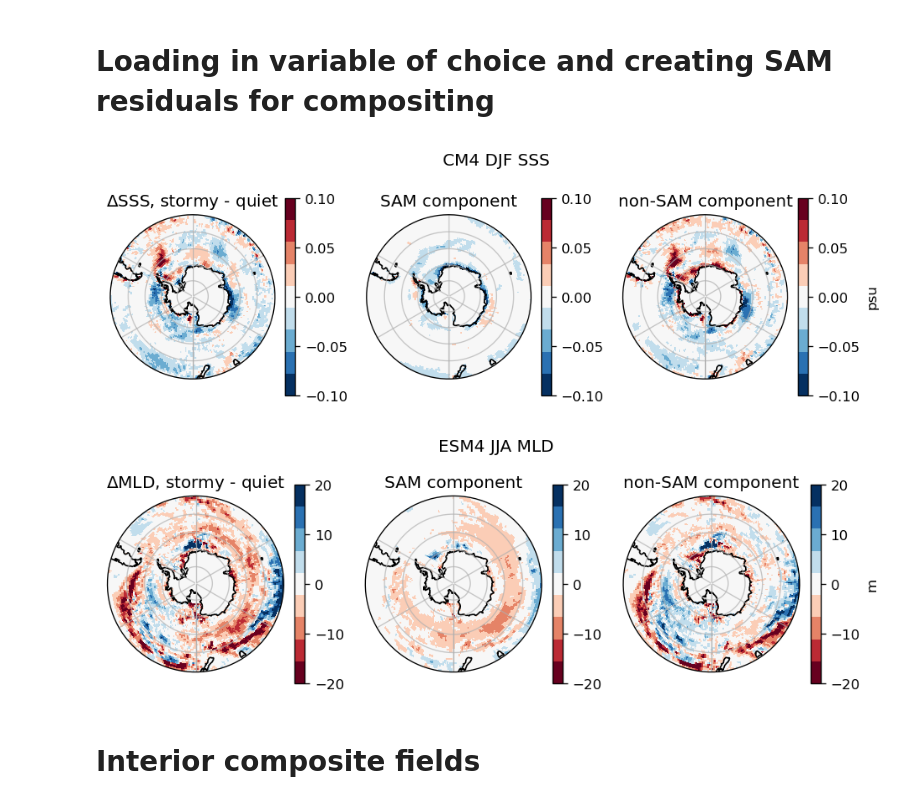
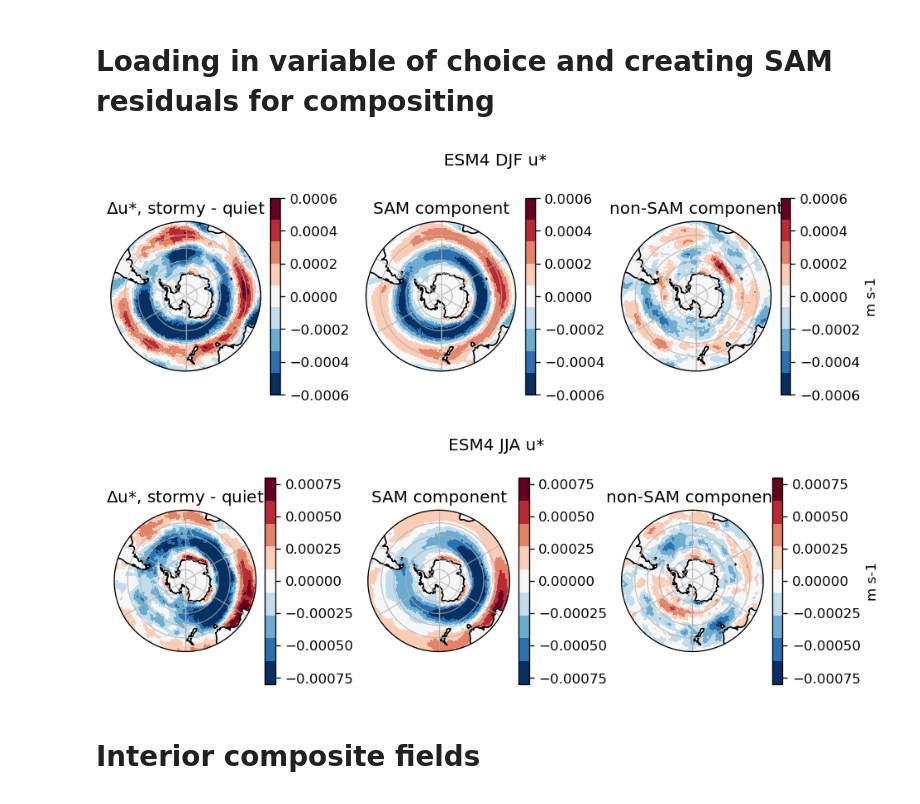
Before and after one commit to keturner8/stormtrack_variability, a Jupyter notebook: notebooks/composites_CMIP_SAMresid.ipynb, the cells around one changed output. Cells and saved outputs as stored; diff of their text form; code cells hidden in the pictures.

Commit message:
add precipitation and friction velocity composites

```diff
--- a/notebooks/composites_CMIP_SAMresid.ipynb
+++ b/notebooks/composites_CMIP_SAMresid.ipynb
@@ -135,6 +144,20 @@ vd = {
         "units": "psu",
         "title": "SSS",
     },
+    "precip": {
+        "realm": "ocean_monthly_1x1deg",
+        "v_DJF": 0.5,
+        "v_JJA": 0.5,
+        "units": "kg m-2 d-1",
+        "title": "precipitation",
+    },
+    "ustar": {
+        "realm": "ocean_monthly_1x1deg",
+        "v_DJF": 6e-4,
+        "v_JJA": 8e-4,
+        "units": "m s-1",
+        "title": "u*",
+    },
 }
 
 v = {
@@ -147,7 +170,7 @@ v = {
 }
 lab_var = {"dic_stf_gas": "mol m$^{-2}$ s$^{-1}$"}
 # %%
-var = "hfds"
+var = "ustar"
 realm = vd[var]["realm"]
 
 
@@ -156,7 +179,14 @@ if var == "hf_turb":
         f"/work/Katherine.Turner/tempest-extremes/{mod}_cmip/data/ocean_monthly_1x1deg*hf*.nc",
         use_cftime=True,
     )
-    ds_v = ds_v.assign(hf_turb=ds_v["hflso"] + ds_v["hfsso"])
+    ds_v = ds_v.assign(hf_turb=ds_v["prlq"] + ds_v["prsn"])
+
+elif var == "precip":
+    ds_v = xr.open_mfdataset(
+        f"/work/Katherine.Turner/tempest-extremes/{mod}_cmip/data/ocean_monthly_1x1deg*pr*.nc",
+        use_cftime=True,
+    )
+    ds_v = ds_v.assign(precip=(ds_v["prlq"] + ds_v["prsn"]) * 60**2 * 24)
 
 else:
     ds_v = xr.open_mfdataset(
@@ -212,6 +242,7 @@ axs = axs.flatten()
     y="lat",
     transform=ccrs.PlateCarree(),
     cbar_kwargs={"label": ""},
+    robust=True,
 )
 axs[0].set_title(f"$\Delta${vd[var]['title']}, stormy - quiet")
 
@@ -221,6 +252,7 @@ axs[0].set_title(f"$\Delta${vd[var]['title']}, stormy - quiet")
     vmax=vd[var]["v_DJF"],
     extend="neither",
     cmap=plt.get_cmap("RdBu_r", 9),
+    robust=True,
     x="lon",
     y="lat",
     transform=ccrs.PlateCarree(),
@@ -237,6 +269,7 @@ axs[1].set_title(f"SAM component")
     vmax=vd[var]["v_DJF"],
     extend="neither",
     cmap=plt.get_cmap("RdBu_r", 9),
+    robust=True,
     x="lon",
     y="lat",
     transform=ccrs.PlateCarree(),
@@ -247,7 +280,7 @@ axs[2].set_title(f"non-SAM component")
 for i in range(3):
     axs[i].set_ylabel("")
     axs[i].set_xlabel("")
-    axs[i].set_extent([-180, 180, -90, -40], ccrs.PlateCarree())
+    axs[i].set_extent([-180, 180, -90, -30], ccrs.PlateCarree())
     axs[i].gridlines(alpha=0.7)
     axs[i].set_boundary(circle, transform=axs[i].transAxes)
     axs[i].coastlines()
@@ -258,7 +291,7 @@ plt.tight_layout()
 
 plt.savefig(f"{out_path_fig}composites/{var}_{s}_{mod}.png", format="png", dpi=100)
 # %% [output]
-[figure, old version]
+[figure, new version]
 # %%
 s = "JJA"
 
@@ -282,7 +315,7 @@ axs = axs.flatten()
     vmin=-1 * vd[var]["v_JJA"],
     vmax=vd[var]["v_JJA"],
     extend="neither",
-    cmap=plt.get_cmap("RdBu", 9),
+    cmap=plt.get_cmap("RdBu_r", 9),
     x="lon",
     y="lat",
     transform=ccrs.PlateCarree(),
@@ -295,7 +328,7 @@ axs[0].set_title(f"$\Delta${vd[var]['title']}, stormy - quiet")
     vmin=-1 * vd[var]["v_JJA"],
     vmax=vd[var]["v_JJA"],
     extend="neither",
-    cmap=plt.get_cmap("RdBu", 9),
+    cmap=plt.get_cmap("RdBu_r", 9),
     x="lon",
     y="lat",
     transform=ccrs.PlateCarree(),
@@ -304,36 +337,36 @@ axs[0].set_title(f"$\Delta${vd[var]['title']}, stormy - quiet")
 axs[1].set_title(f"SAM component")
 
 (
     da_resid[s][idx_high[s], :, :].mean(dim="time")
     - da_resid[s][idx_low[s], :, :].mean(dim="time")
 ).plot(
     ax=axs[2],
     vmin=-1 * vd[var]["v_JJA"],
     vmax=vd[var]["v_JJA"],
     extend="neither",
-    cmap=plt.get_cmap("RdBu", 9),
+    cmap=plt.get_cmap("RdBu_r", 9),
     x="lon",
     y="lat",
     transform=ccrs.PlateCarree(),
     cbar_kwargs={"label": vd[var]["units"]},
 )
 axs[2].set_title(f"non-SAM component")
 
 for i in range(3):
     axs[i].set_ylabel("")
     axs[i].set_xlabel("")
-    axs[i].set_extent([-180, 180, -90, -40], ccrs.PlateCarree())
+    axs[i].set_extent([-180, 180, -90, -30], ccrs.PlateCarree())
     axs[i].gridlines(alpha=0.7)
     axs[i].set_boundary(circle, transform=axs[i].transAxes)
     axs[i].coastlines()
 
 fig.suptitle(f"{mod} {s} {vd[var]['title']}")
 
 plt.tight_layout()
 
 plt.savefig(f"{out_path_fig}composites/{var}_{s}_{mod}.png", format="png", dpi=100)
 # %% [output]
-[figure, old version]
+[figure, new version]
 # %% [markdown]
 # Interior composite fields
 # %%
```
Also changed, not shown: parts of 27 cells of this notebook, 9 other files.
